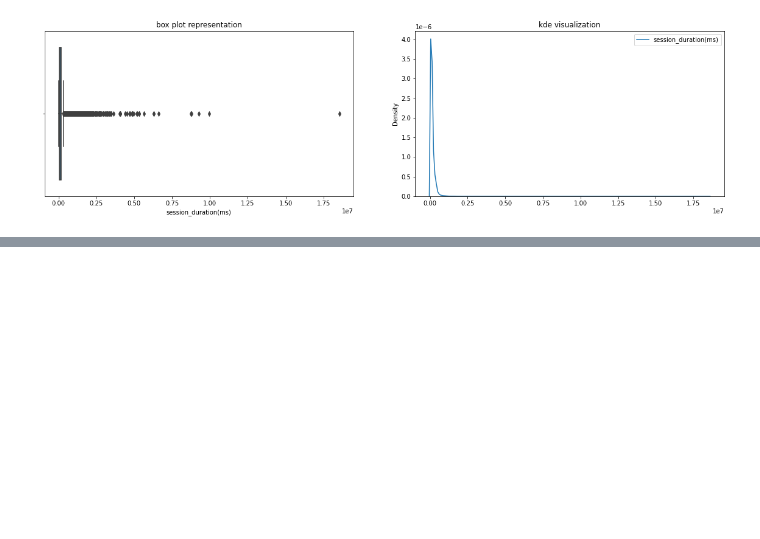
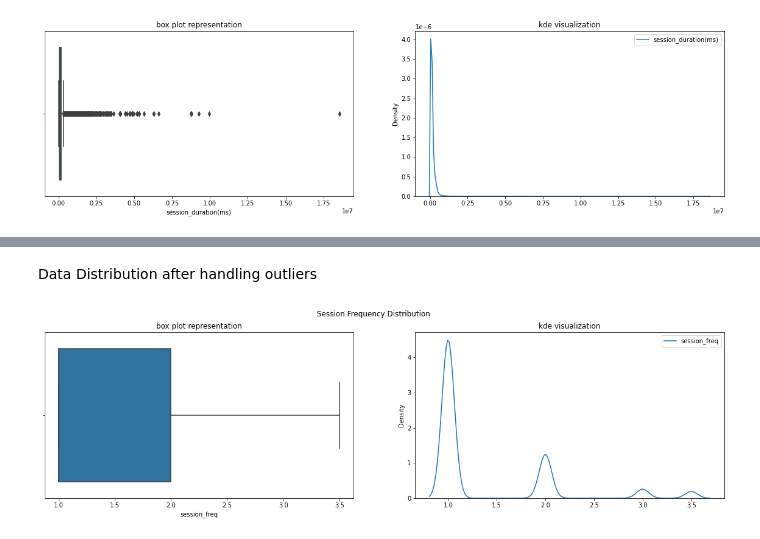
Before and after one commit to Nathnael12/Telecom_data_analysis, a Jupyter notebook: notebooks/UserEngagementAnalysis.ipynb, the cells around one changed output, grey strips where cells are left out. Drawn from its saved outputs; the diff is of its cells as text; code cells hidden in the pictures; blank space fills up the shorter version.

Commit message:
handle outlliers

```diff
--- a/notebooks/UserEngagementAnalysis.ipynb
+++ b/notebooks/UserEngagementAnalysis.ipynb
@@ -218,0 +221,6 @@ plt.show()
+# %%
+cleaned_engagement_metric = cleaner.handle_outliers(user_engagement, 'session_freq')
+cleaned_engagement_metric = cleaner.handle_outliers(cleaned_engagement_metric, 'session_duration(ms)')
+cleaned_engagement_metric = cleaner.handle_outliers(cleaned_engagement_metric, 'session_traffic(bytes)')
+cleaned_engagement_metric2 = cleaned_engagement_metric.copy()
+cleaned_engagement_metric
@@ -218,0 +242,15 @@ plt.show()
+# %% [markdown]
+Data Distribution after handling outliers
+# %%
+plt.figure(figsize=(20,5))
+
+plt.subplot(1,2,1,title="box plot representation")
+sns.boxplot(data=cleaned_engagement_metric[['session_freq']],x="session_freq")
+
+plt.subplot(1,2,2,title="kde visualization")
+sns.kdeplot(data=cleaned_engagement_metric[['session_freq']])
+
+plt.suptitle("Session Frequency Distribution")
+plt.show()
+# %% [output]
+[figure, added]
```
Also changed, not shown: parts of 5 cells of this notebook.
